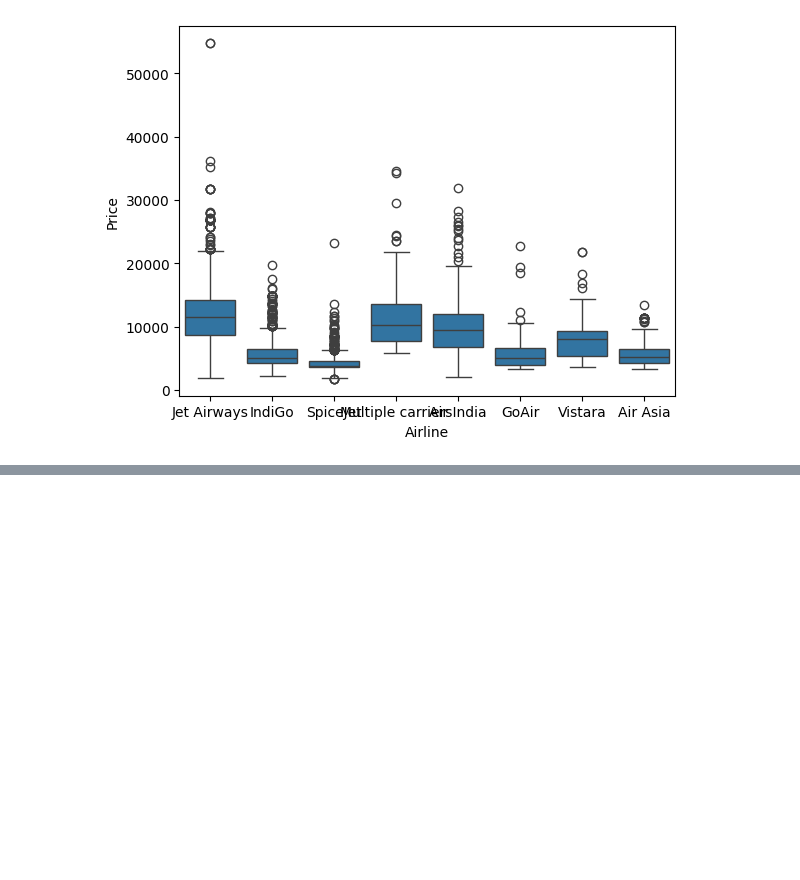
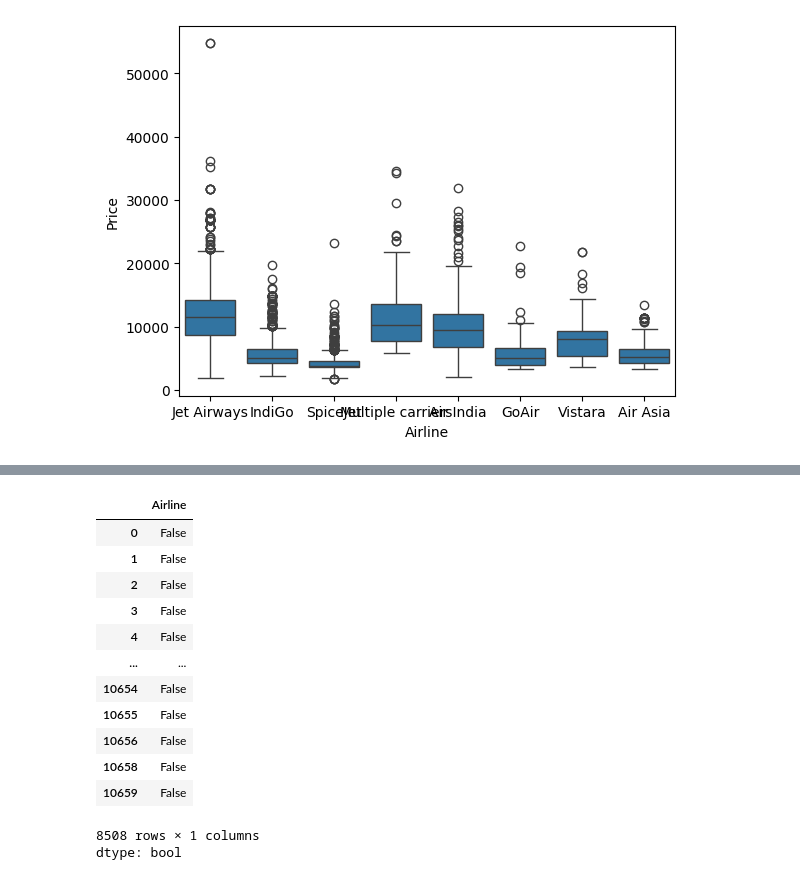
Before and after one commit to shreyasstha/data, a Jupyter notebook: EDA.ipynb, the cells around one changed output, grey strips where cells are left out. Cells and saved outputs as stored; diff of their text form; code cells hidden in the pictures; blank space fills up the shorter version.

Commit message:
multiplr pharse

```diff
--- a/EDA.ipynb
+++ b/EDA.ipynb
@@ -286,0 +399,18 @@ plt.show()
+# %%
+#multiple pharse in strings
+plane["Airline"].str.contains("^Data")
+# %% [output]
+|  | Airline |
+| 0 | False |
+| 1 | False |
+| 2 | False |
+| 3 | False |
+| 4 | False |
+| ... | ... |
+| 10654 | False |
+| 10655 | False |
+| 10656 | False |
+| 10658 | False |
+| 10659 | False |
+8508 rows × 1 columns
+dtype: bool
```
Also changed, not shown: parts of 21 cells of this notebook.
